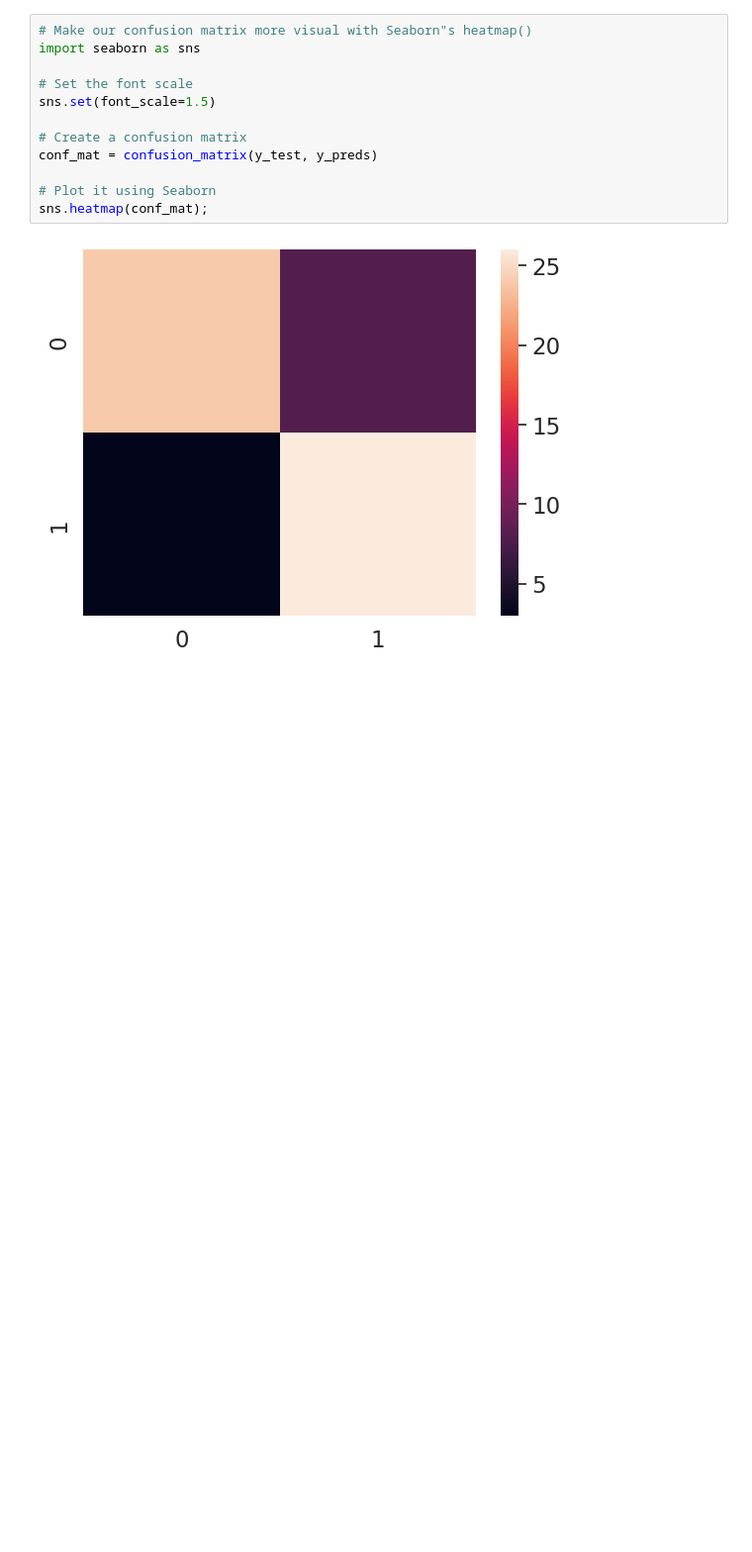
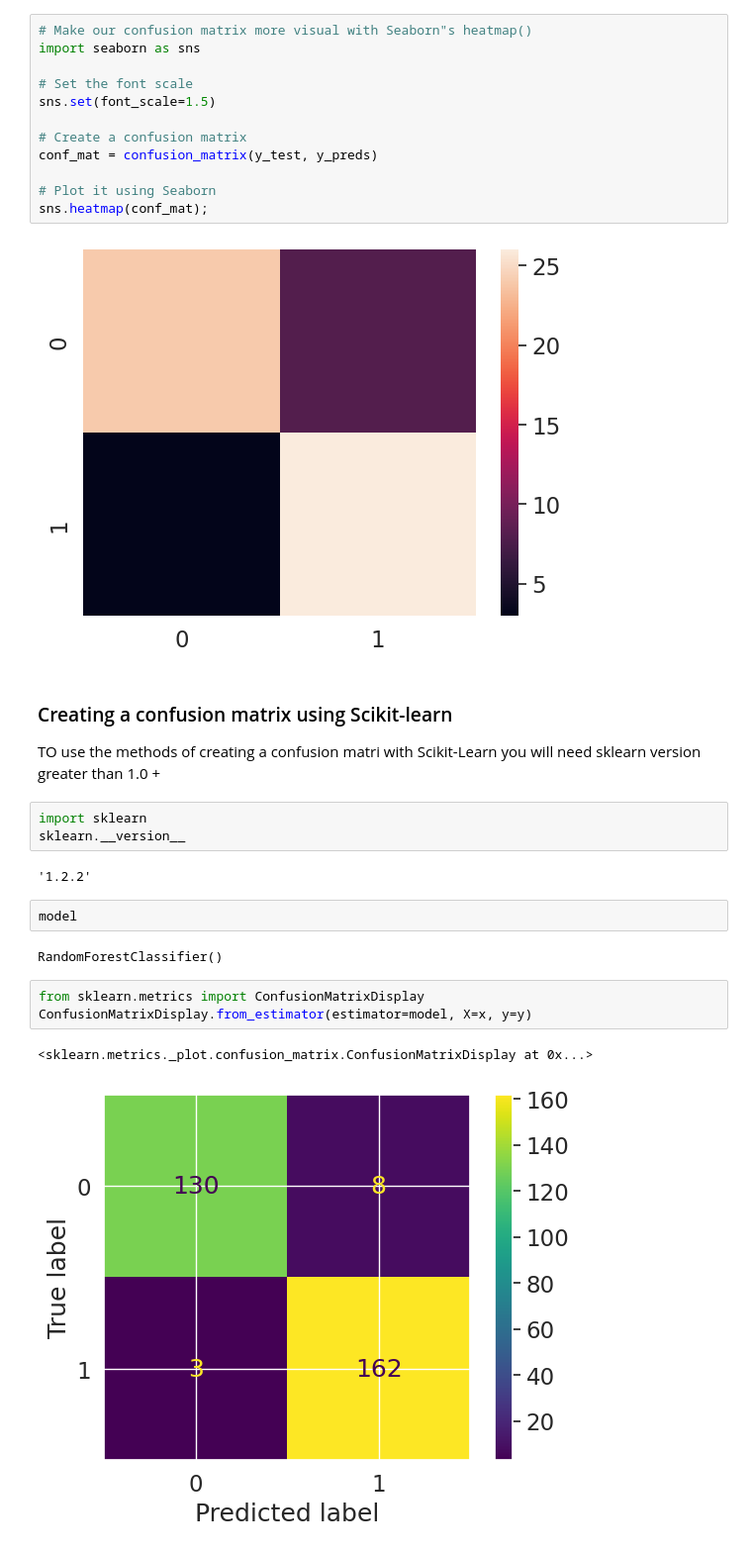
Before and after one commit to Asmit-Dhakal/Machine_Learning, a Jupyter notebook: Introduction-to-sklearn.ipynb, the cells around one changed output. Shown at 99% size. Cells and saved outputs as stored; diff of their text form; blank space fills up the shorter version.

```diff
--- a/Introduction-to-sklearn.ipynb
+++ b/Introduction-to-sklearn.ipynb
@@ -1333,3 +1333,22 @@ conf_mat = confusion_matrix(y_test, y_preds)
 sns.heatmap(conf_mat);
 # %% [output]
 [figure]
+# %% [markdown]
+### Creating a confusion matrix using Scikit-learn
+
+TO use the methods of creating a confusion matri with Scikit-Learn you will need sklearn version greater than 1.0 +
+# %%
+import sklearn
+sklearn.__version__
+# %% [output]
+'1.2.2'
+# %%
+model
+# %% [output]
+RandomForestClassifier()
+# %%
+from sklearn.metrics import ConfusionMatrixDisplay
+ConfusionMatrixDisplay.from_estimator(estimator=model, X=x, y=y)
+# %% [output]
+<sklearn.metrics._plot.confusion_matrix.ConfusionMatrixDisplay at 0x...>
+[figure, added]
```
Also changed, not shown: parts of 1 cell of this notebook.
